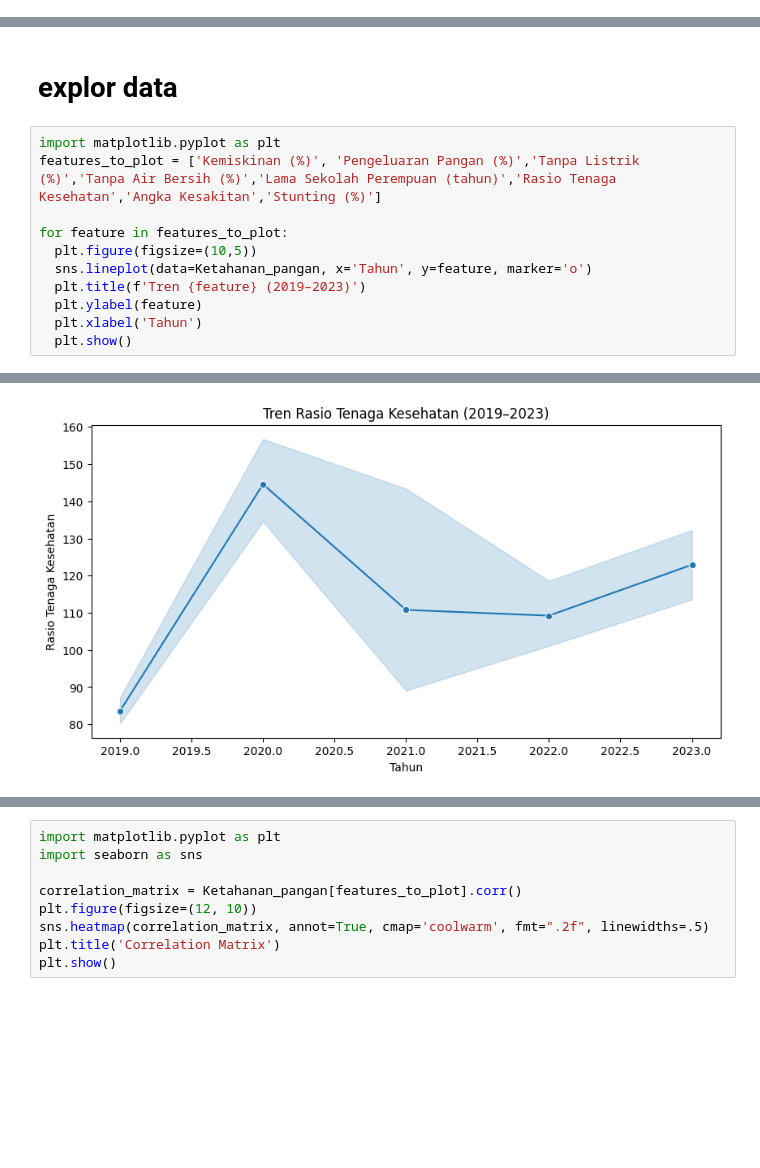
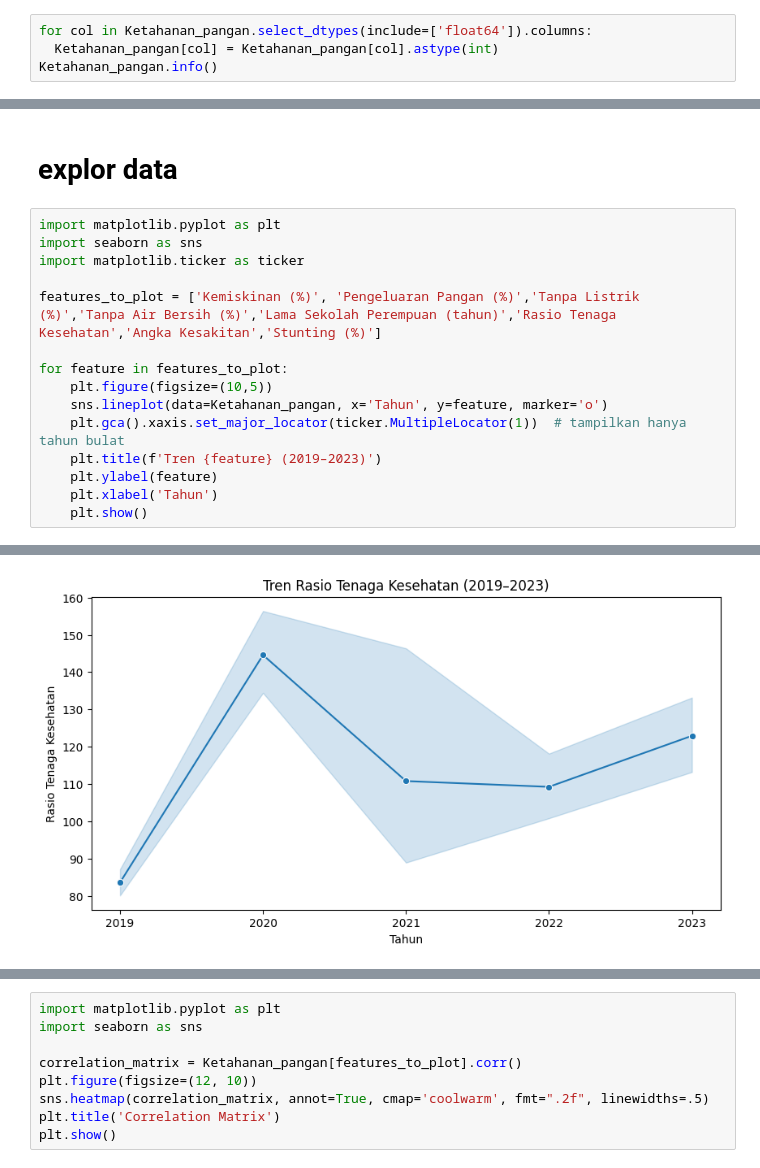
Before and after one commit to catuer/Ketahanan_Pangan, a Jupyter notebook: KP2.ipynb, the cells around one changed output, grey strips where cells are left out. Saved outputs shown, nothing was run; the diff lists cells and outputs as text; blank space fills up the shorter version.

```diff
--- a/KP2.ipynb
+++ b/KP2.ipynb
@@ -107,0 +109,4 @@ Ketahanan_pangan.head()
+# %%
+for col in Ketahanan_pangan.select_dtypes(include=['float64']).columns:
+  Ketahanan_pangan[col] = Ketahanan_pangan[col].astype(int)
+Ketahanan_pangan.info()
@@ -109,13 +141,17 @@ Ketahanan_pangan.head()
 # explor data
 # %%
 import matplotlib.pyplot as plt
+import seaborn as sns
+import matplotlib.ticker as ticker
+
 features_to_plot = ['Kemiskinan (%)', 'Pengeluaran Pangan (%)','Tanpa Listrik (%)','Tanpa Air Bersih (%)','Lama Sekolah Perempuan (tahun)','Rasio Tenaga Kesehatan','Angka Kesakitan','Stunting (%)']
 
 for feature in features_to_plot:
-  plt.figure(figsize=(10,5))
-  sns.lineplot(data=Ketahanan_pangan, x='Tahun', y=feature, marker='o')
-  plt.title(f'Tren {feature} (2019–2023)')
-  plt.ylabel(feature)
-  plt.xlabel('Tahun')
-  plt.show()
+    plt.figure(figsize=(10,5))
+    sns.lineplot(data=Ketahanan_pangan, x='Tahun', y=feature, marker='o')
+    plt.gca().xaxis.set_major_locator(ticker.MultipleLocator(1))  # tampilkan hanya tahun bulat
+    plt.title(f'Tren {feature} (2019–2023)')
+    plt.ylabel(feature)
+    plt.xlabel('Tahun')
+    plt.show()
 # %% [output]
@@ -127 +163 @@ for feature in features_to_plot:
-[figure, old version]
+[figure, new version]
```
Also changed, not shown: parts of 12 cells of this notebook.
